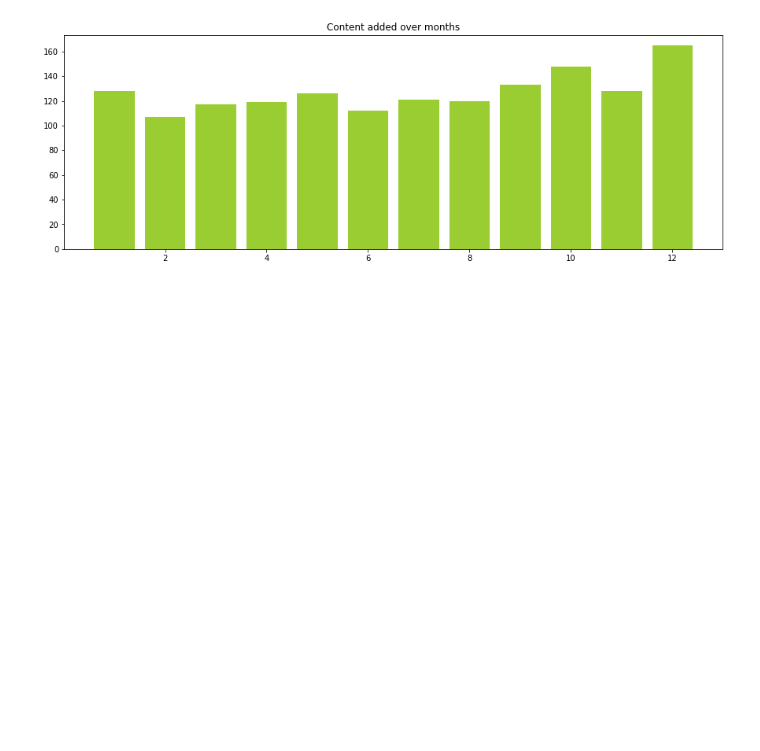
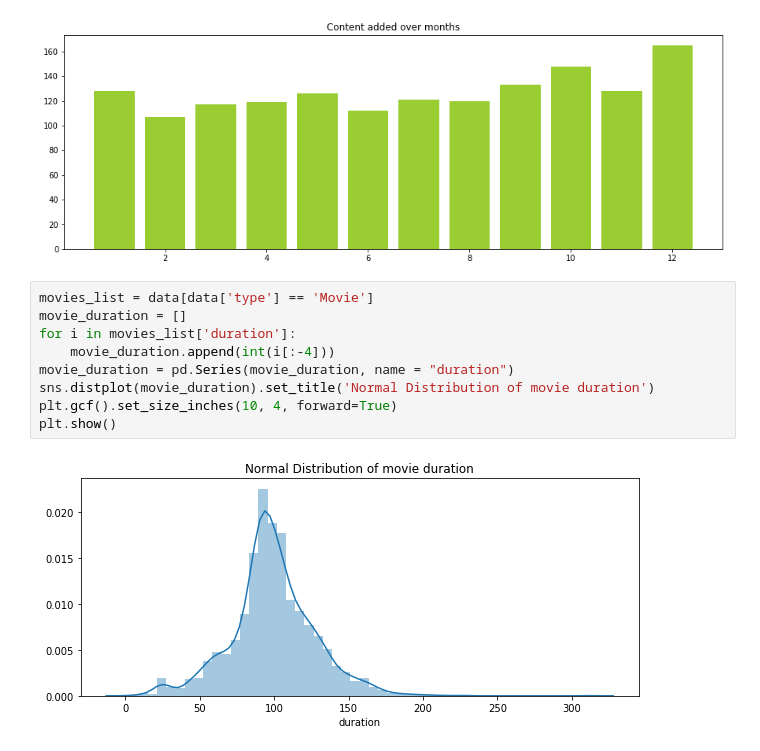
Before and after one commit to Nikhil-L/Data-Visualization, a Jupyter notebook: Netflix Shows and Movies Exploratory Data Analysis.ipynb, the cells around one changed output. Saved outputs shown, nothing was run; the diff lists cells and outputs as text; blank space fills up the shorter version.

Commit message:
Analyse movie distribution and seasons distribution

```diff
--- a/Netflix Shows and Movies Exploratory Data Analysis.ipynb
+++ b/Netflix Shows and Movies Exploratory Data Analysis.ipynb
@@ -129,3 +128,14 @@ plt.gcf().set_size_inches(15, 5, forward=True)
 plt.show()
 # %% [output]
 [figure]
+# %%
+movies_list = data[data['type'] == 'Movie']
+movie_duration = []
+for i in movies_list['duration']:
+    movie_duration.append(int(i[:-4]))
+movie_duration = pd.Series(movie_duration, name = "duration")
+sns.distplot(movie_duration).set_title('Normal Distribution of movie duration')
+plt.gcf().set_size_inches(10, 4, forward=True)
+plt.show()
+# %% [output]
+[figure, added]
```
Also changed, not shown: parts of 2 cells of this notebook.
